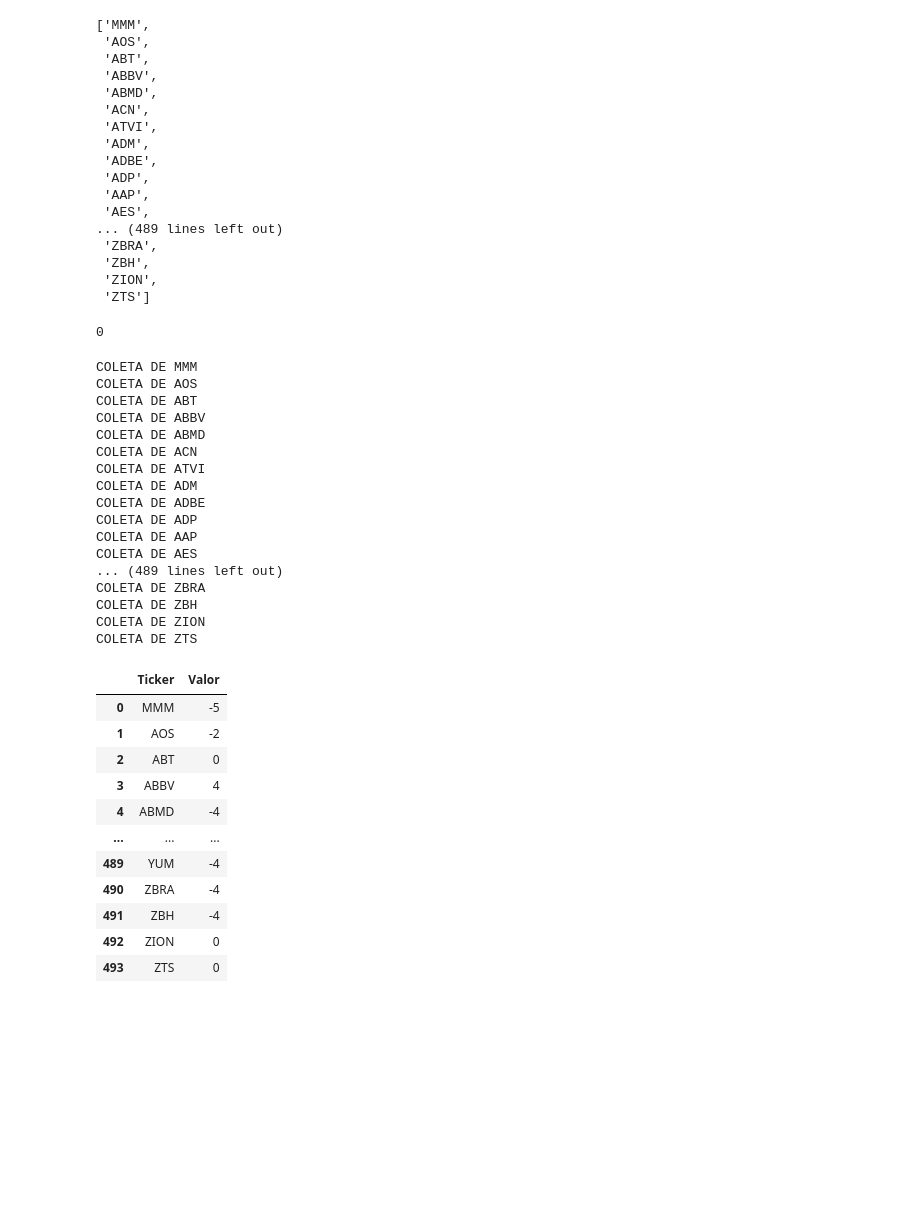
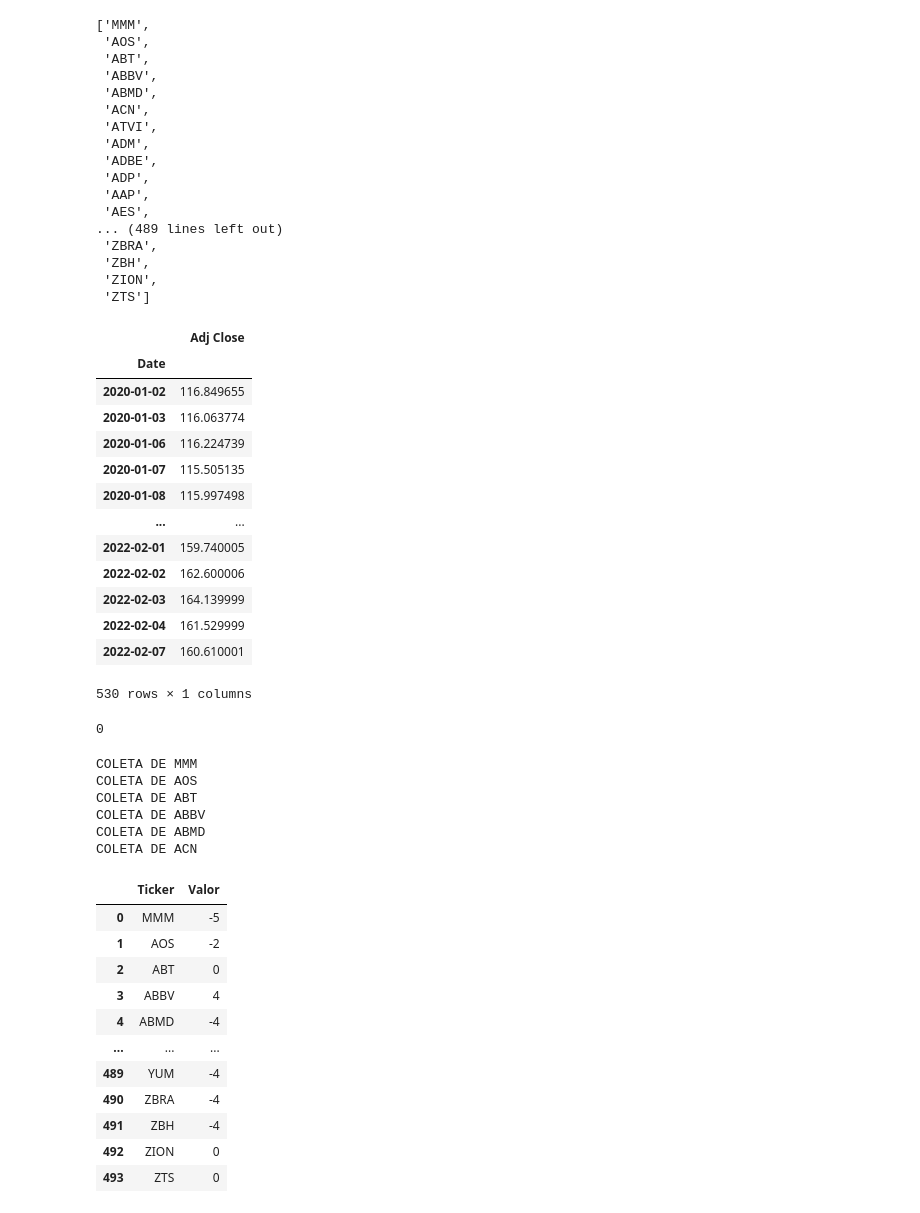
Before and after one commit to caiquemiranda/fin-report, a Jupyter notebook: US/carteira_ativos_caros.ipynb, the cells around one changed output. Cells and saved outputs as stored; diff of their text form; code cells hidden in the pictures; blank space fills up the shorter version.

Commit message:
correção dados ativo

```diff
--- a/US/carteira_ativos_caros.ipynb
+++ b/US/carteira_ativos_caros.ipynb
@@ -77,8 +77,25 @@ ativos
  'ZTS']
 # %%
 def get_ohlc(ativo, start='2020-1-1'):
-    df = wb.DataReader(ativo, data_source='yahoo', start='2020-1-1')
+    df = pd.DataFrame(wb.DataReader(ativo, data_source='yahoo', start='2020-1-1')['Adj Close'])
     return df
+# %%
+get_ohlc('PG', start='2010-1-1')
+# %% [output]
+|  | Adj Close |
+| Date |  |
+| 2020-01-02 | 116.849655 |
+| 2020-01-03 | 116.063774 |
+| 2020-01-06 | 116.224739 |
+| 2020-01-07 | 115.505135 |
+| 2020-01-08 | 115.997498 |
+| ... | ... |
+| 2022-02-01 | 159.740005 |
+| 2022-02-02 | 162.600006 |
+| 2022-02-03 | 164.139999 |
+| 2022-02-04 | 161.529999 |
+| 2022-02-07 | 160.610001 |
+530 rows × 1 columns
 # %%
 # calculo percentil para determinar intervalo de confiança
 
@@ -145,7 +160,7 @@ caroBarato('PG', 95, 5, start='2020-1-1')
 dicionarioCarobarato = {}
 for ativo in ativos:
     try:
-        dicionarioCarobarato[ativo] = caroBarato(ativo, 95, 5, start='2020-1-1')
+        dicionarioCarobarato[ativo] = caroBarato(ativo, 95, 5, start='2010-1-1')
         print(f'COLETA DE {ativo}')
     except:
         print(f'{ativo} SEM COLETA')
@@ -158,17 +173,6 @@ COLETA DE ABT
 COLETA DE ABBV
 COLETA DE ABMD
 COLETA DE ACN
-COLETA DE ATVI
-COLETA DE ADM
-COLETA DE ADBE
-COLETA DE ADP
-COLETA DE AAP
-COLETA DE AES
-... (489 lines left out)
-COLETA DE ZBRA
-COLETA DE ZBH
-COLETA DE ZION
-COLETA DE ZTS
 # %%
 dicionarioCarobarato.columns = ["Ticker", "Valor"]
 dicionarioCarobarato
```
Also changed, not shown: parts of 2 cells of this notebook.
